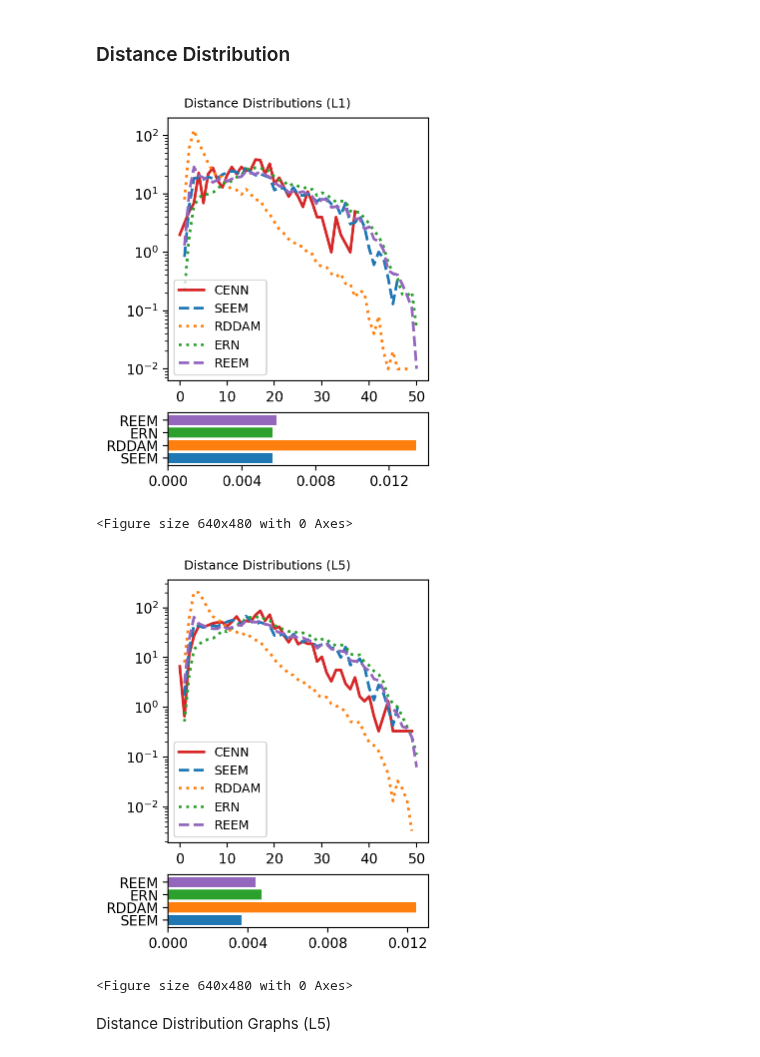
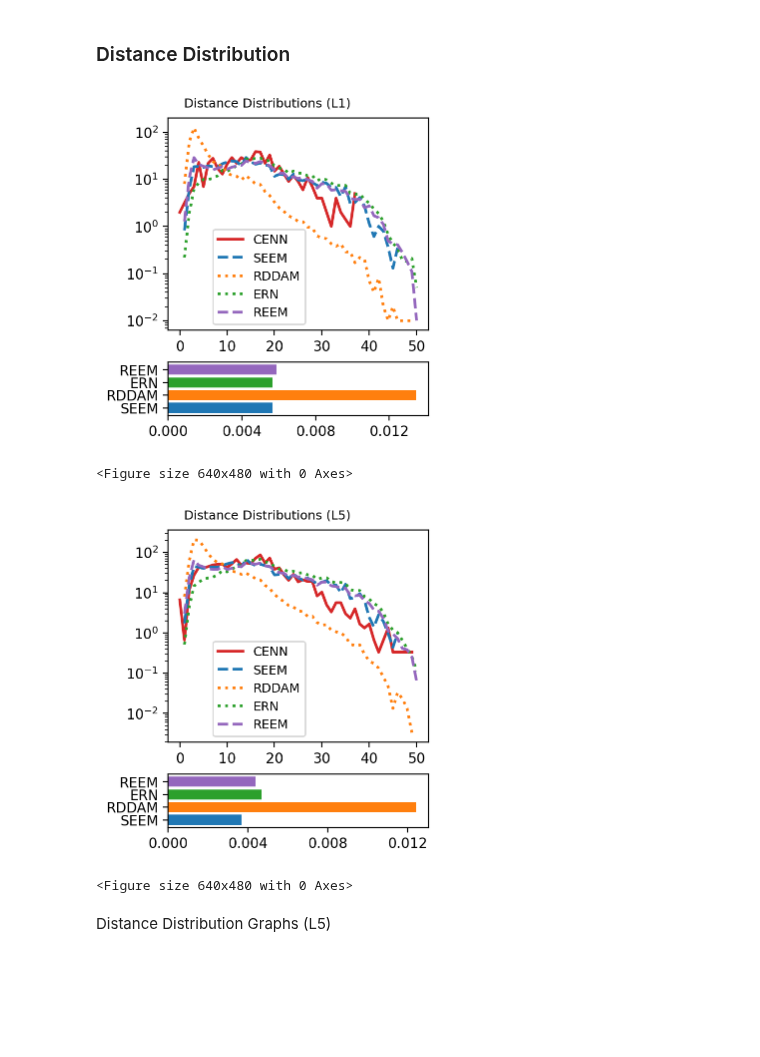
Before and after one commit to Zach-Attach/SEEM, a Jupyter notebook: src/analysis/display.ipynb, the cells around one changed output. Saved outputs shown, nothing was run; the diff lists cells and outputs as text; code cells hidden in the pictures; blank space fills up the shorter version.

```diff
--- a/src/analysis/display.ipynb
+++ b/src/analysis/display.ipynb
@@ -87,7 +87,7 @@ def multiLinePlot(data, labels, title, figsize, save=None):
 
   rows = 2
   cols = 1
-  fig,axes = plt.subplots(rows, cols, figsize=figsize, sharey=False, sharex=False, gridspec_kw={'height_ratios': [5, 1]}, layout="constrained")
+  fig,axes = plt.subplots(rows, cols, figsize=figsize, sharey=False, sharex=False, gridspec_kw={'height_ratios': [4, 1]}, layout="constrained")
 
   plt.rcParams.update({'font.size': 9})
   fig.suptitle(title, fontsize=9)
@@ -109,7 +109,7 @@ def multiLinePlot(data, labels, title, figsize, save=None):
 
   # axes[0].set_xlim(0,maxX)
   # axes[0].set_ylim(0,maxY)
-  axes[0].legend(loc='lower left', fontsize=9)
+  axes[0].legend(loc='lower center', fontsize=9, bbox_to_anchor=(0.35, 0))
   axes[0].set_yscale('log')
 
   wassVals = [wass(data[0], dat) for dat in data[1:]]
@@ -216,35 +216,35 @@ plt.show()
 # %%
 multiLinePlot(
 [distanceSequence(G_W1,title='CENN', presentation=False, subplot=True),
 avgDistDist(SEEM_Array_Witvliet[0],title='SEEM', presentation=False, subplot=True),
 avgDistDist(RDDAM_Graphs_W1,title='RDDAM', presentation=False, subplot=True),
 avgDistDist(rand_Graphs_W1,title='Erdos-Renyi', presentation=False, subplot=True),
 avgDistDist(SEEM_Array_Witvliet_Rand[0],title='REEM', presentation=False, subplot=True)
 ],
 ['CENN','SEEM','RDDAM','ERN', 'REEM'],
 title='Distance Distributions (L1)',
-figsize=(3.3125, 4),
+figsize=(3.3125, 3.5),
 save='data/images/distributions/distDist_L1_line.pgf')#,
 
 plt.show()
 
 multiLinePlot(
 [avgDistDist([G_W7, G_W8, G_White],title='CENN', presentation=False, subplot=True),
 avgDistDist(SEEM_Array_Witvliet[6] + SEEM_Array_Witvliet[7] + SEEM_White,title='SEEM', presentation=False, subplot=True),
 avgDistDist(RDDAM_Graphs_W7 + RDDAM_Graphs_W8 + RDDAM_Graphs_White,title='RDDAM', presentation=False, subplot=True),
 avgDistDist(rand_Graphs_W7 + rand_Graphs_W8 + rand_Graphs_White,title='Erdos-Renyi', presentation=False, subplot=True),
 avgDistDist(SEEM_Array_Witvliet_Rand[6] + SEEM_Array_Witvliet_Rand[7] + SEEM_White_Rand,title='REEM', presentation=False, subplot=True)
 ],
 ['CENN','SEEM','RDDAM','ERN', 'REEM'],
 title='Distance Distributions (L5)',
-figsize=(3.3125, 4),
+figsize=(3.3125, 3.5),
 save='data/images/distributions/distDist_L5_line.pgf')#,
 
 plt.show()
 # %% [output]
-[figure, old version]
+[figure, new version]
 <Figure size 640x480 with 0 Axes>
-[figure, old version]
+[figure, new version]
 <Figure size 640x480 with 0 Axes>
 # %% [markdown]
 Distance Distribution Graphs (L5)
```
Also changed, not shown: parts of 1 cell of this notebook, 28 other files.
